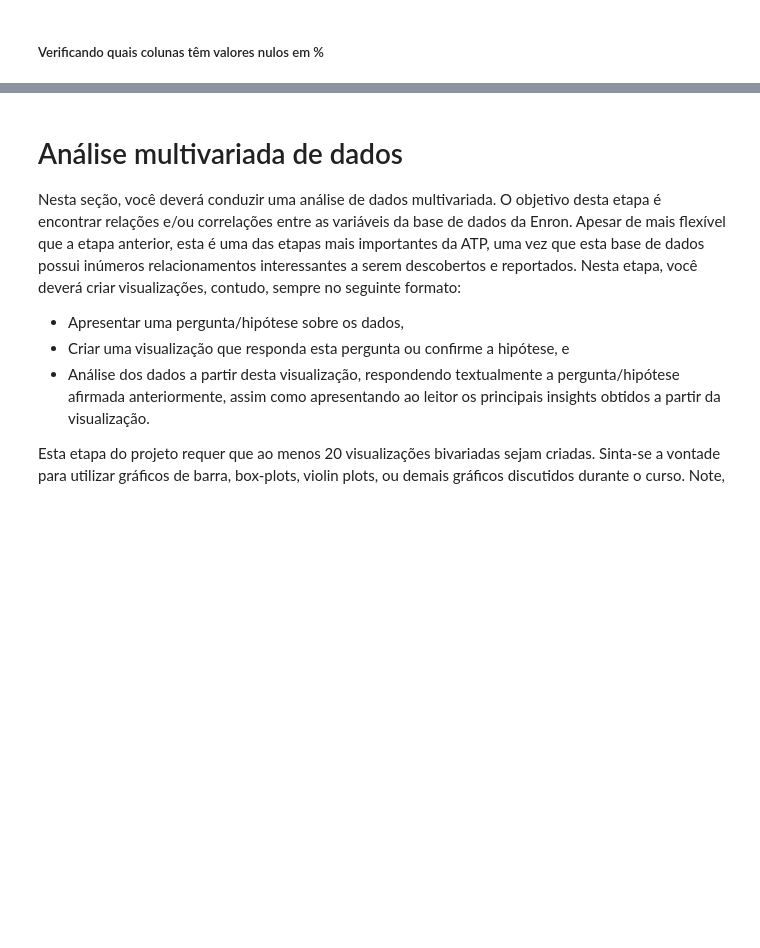
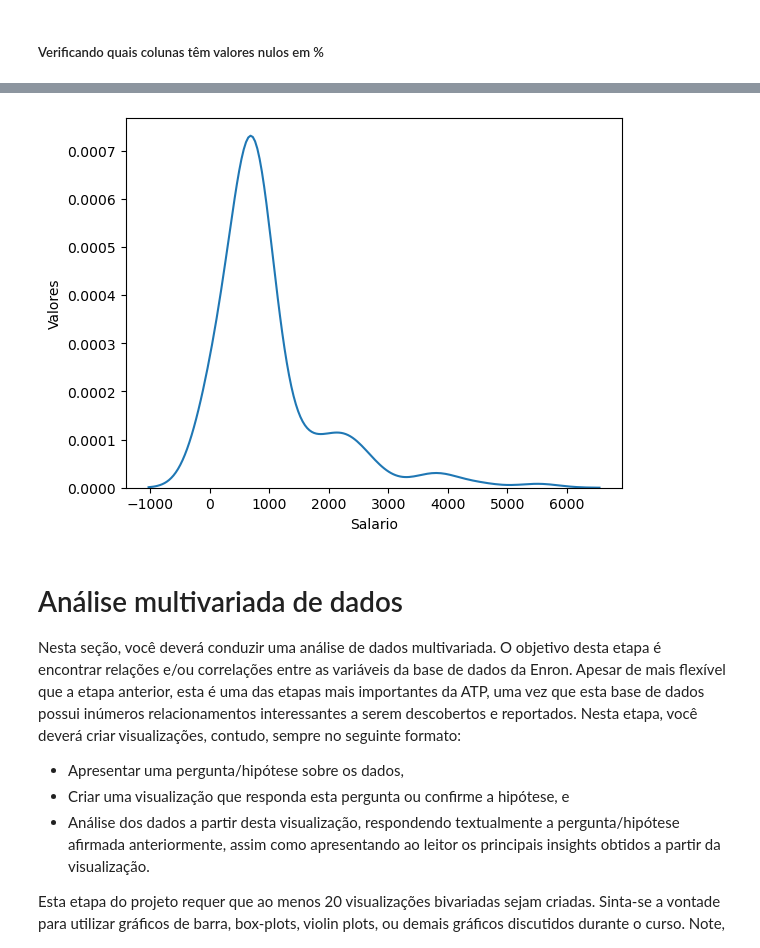
Before and after one commit to alexandrekowa/atp_analise_exp_dados, a Jupyter notebook: atp_analise_preparacao_dados_template.ipynb, the cells around one changed output, grey strips where cells are left out. Saved outputs shown, nothing was run; the diff lists cells and outputs as text; code cells hidden in the pictures; blank space fills up the shorter version.

```diff
--- a/atp_analise_preparacao_dados_template.ipynb
+++ b/atp_analise_preparacao_dados_template.ipynb
@@ -416,3 +490,11 @@ df
+# %%
+sns.kdeplot(df_novo['recibo_compart_pessoa_interesse'])
+
+plt.xlabel('Salario')
+plt.ylabel('Valores')
+plt.show()
+# %% [output]
+[figure, added]
 # %% [markdown]
 # Análise multivariada de dados
 
```
Also changed, not shown: parts of 18 cells of this notebook.
